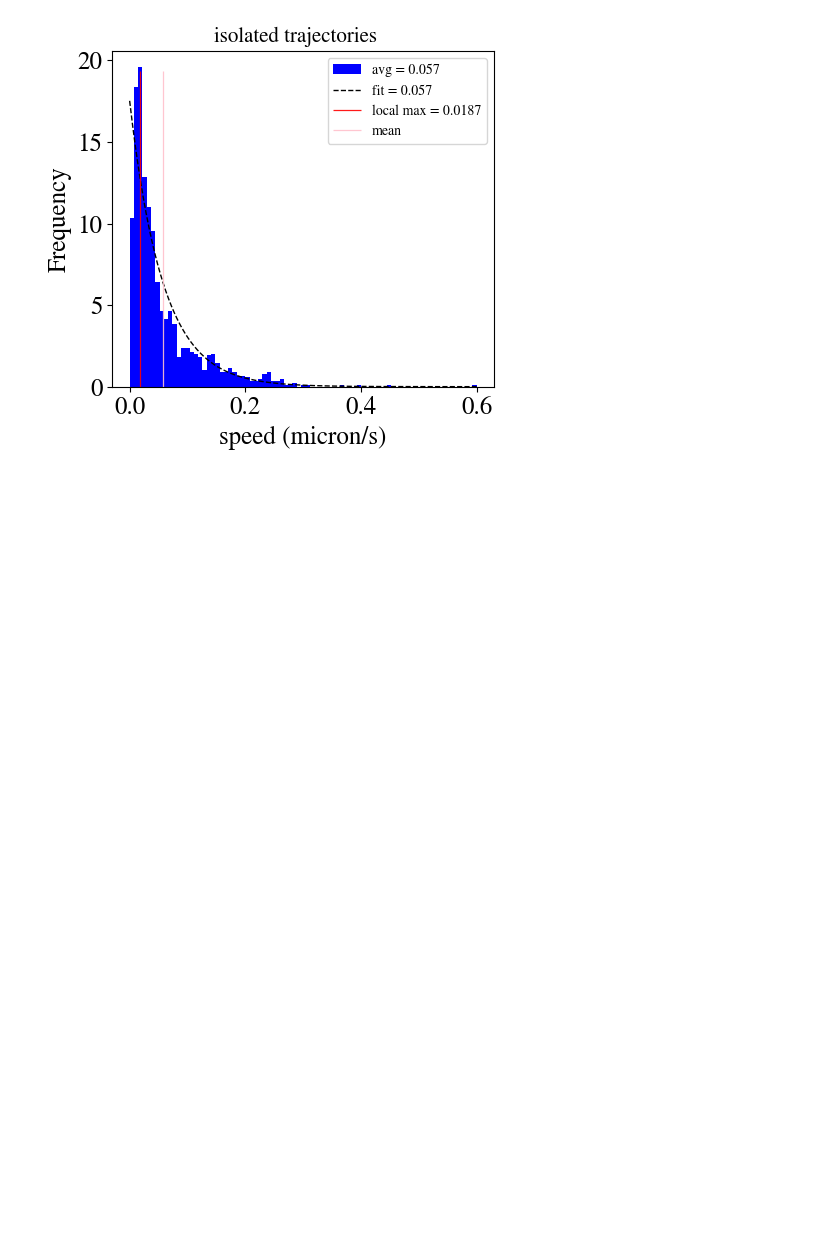
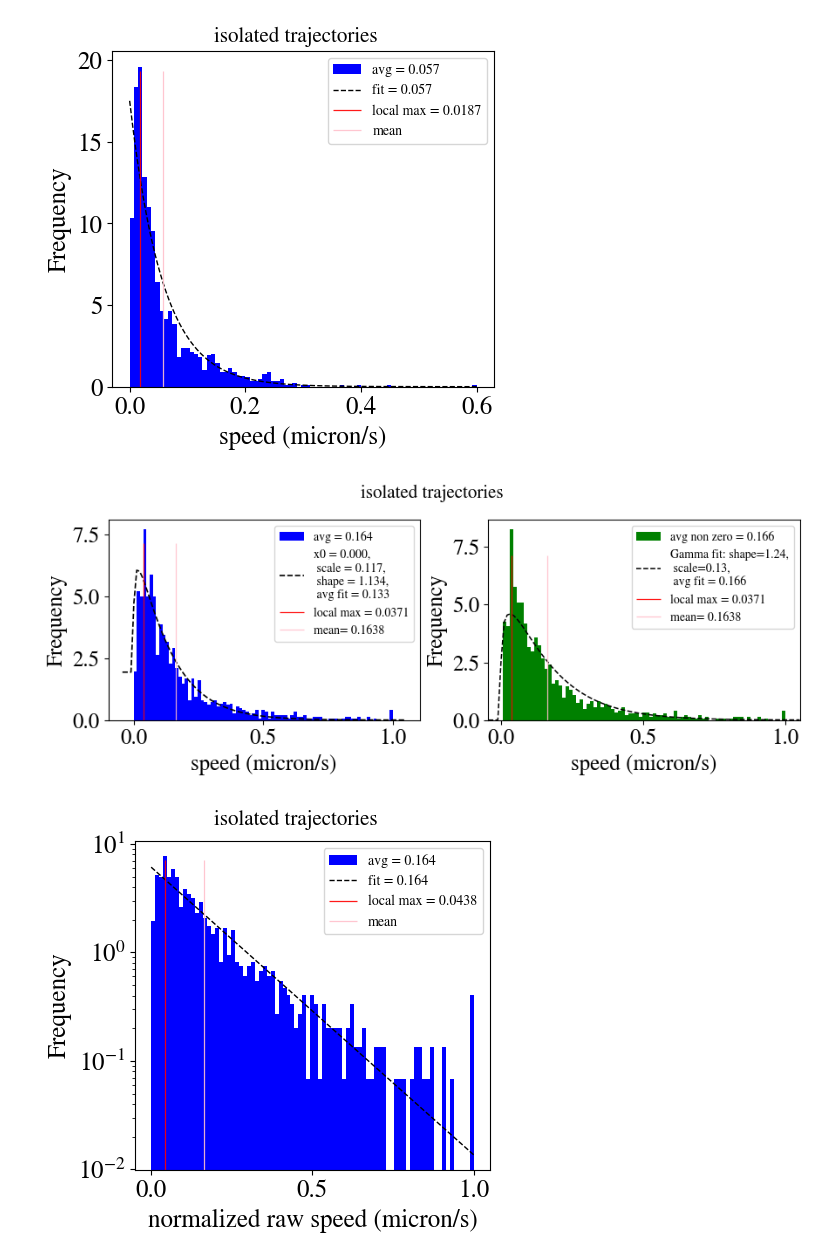
Before and after one commit to jannesantana/bacteria, a Jupyter notebook: threshold_analysis.ipynb, the cells around one changed output. Cells and saved outputs as stored; diff of their text form; code cells hidden in the pictures; blank space fills up the shorter version.

```diff
--- a/threshold_analysis.ipynb
+++ b/threshold_analysis.ipynb
@@ -447,7 +518,7 @@ dataframe_isolated
 # mov_isolated = []
 # not_mov_isolated = []
 all_speeds_isolated = []
-for id in ids:
+for id in ids_isolated:
     traj = dataframe_isolated[dataframe_isolated['Track ID']==id].sort_values('Frame')
     if traj['Info'].values[0] == "Isolated" and id != 16:
         obs = traj['Obs'].values[0]
@@ -459,4 +530,20 @@ mean_value_isolated,local_max_isolated = plot_fit_expon(all_speeds_isolated,"spe
 # %% [output]
 [figure]
 [figure]
+# %%
+# mov_isolated = []
+# not_mov_isolated = []
+all_speeds_isolated_normed = []
+for id in ids_isolated:
+    traj = dataframe_isolated[dataframe_isolated['Track ID']==id].sort_values('Frame')
+    if traj['Info'].values[0] == "Isolated" and id != 16:
+        obs = traj['Obs'].values[0]
+        all_speeds_isolated_normed += list(traj['speed'].values/max(traj['speed'].values))
+
+plot_piece_wise_and_gamma(all_speeds_isolated_normed,0.0001,1.29
+                          ,0.11,"speed (micron/s)",title = "isolated trajectories",plot_title=True)
+mean_value_isolated_normed,local_max_isolated_normed = plot_fit_expon(all_speeds_isolated_normed,"normalized raw speed (micron/s)",title = 'isolated trajectories',log_scale=True)
+# %% [output]
+[figure, added]
+[figure, added]
 # %%
```
Also changed, not shown: parts of 9 cells of this notebook.
